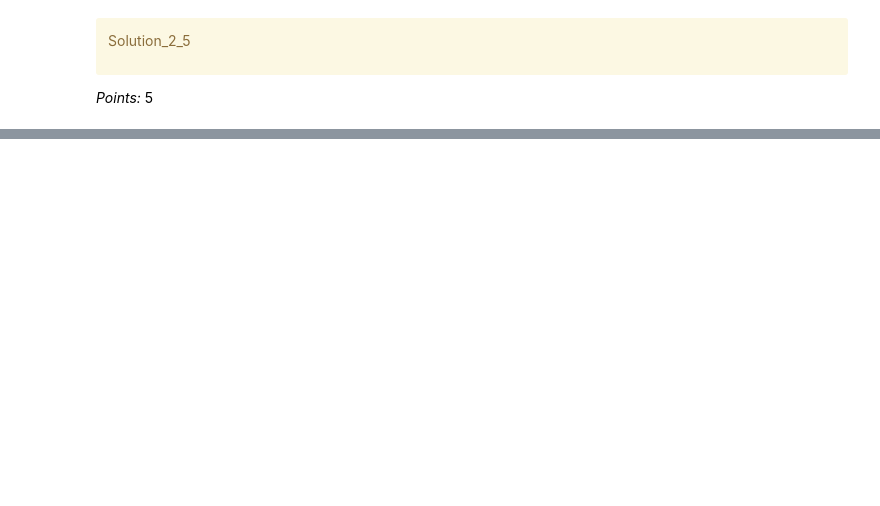
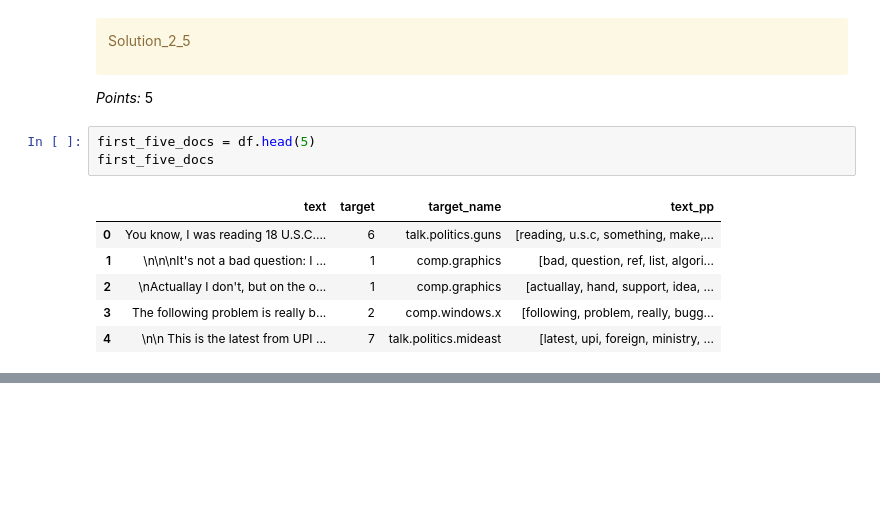
Before and after one commit to UBC-CS/cpsc330-2023s, a Jupyter notebook: hw/hw7/hw7.ipynb, the cells around one changed output, grey strips where cells are left out. Drawn from its saved outputs; the diff is of its cells as text; blank space fills up the shorter version.

```diff
--- a/hw/hw7/hw7.ipynb
+++ b/hw/hw7/hw7.ipynb
@@ -507,3 +846,13 @@ Solution_2_5
 </div>
 
 _Points:_ 5
+# %%
+first_five_docs = df.head(5)
+first_five_docs
+# %% [output]
+|  | text | target | target_name | text_pp |
+| 0 | You know, I was reading 18 U.S.C.... | 6 | talk.politics.guns | [reading, u.s.c, something, make,... |
+| 1 | \n\n\nIt's not a bad question: I ... | 1 | comp.graphics | [bad, question, ref, list, algori... |
+| 2 | \nActuallay I don't, but on the o... | 1 | comp.graphics | [actuallay, hand, support, idea, ... |
+| 3 | The following problem is really b... | 2 | comp.windows.x | [following, problem, really, bugg... |
+| 4 | \n\n This is the latest from UPI ... | 7 | talk.politics.mideast | [latest, upi, foreign, ministry, ... |
```
Also changed, not shown: parts of 72 cells of this notebook, 3 other files.
